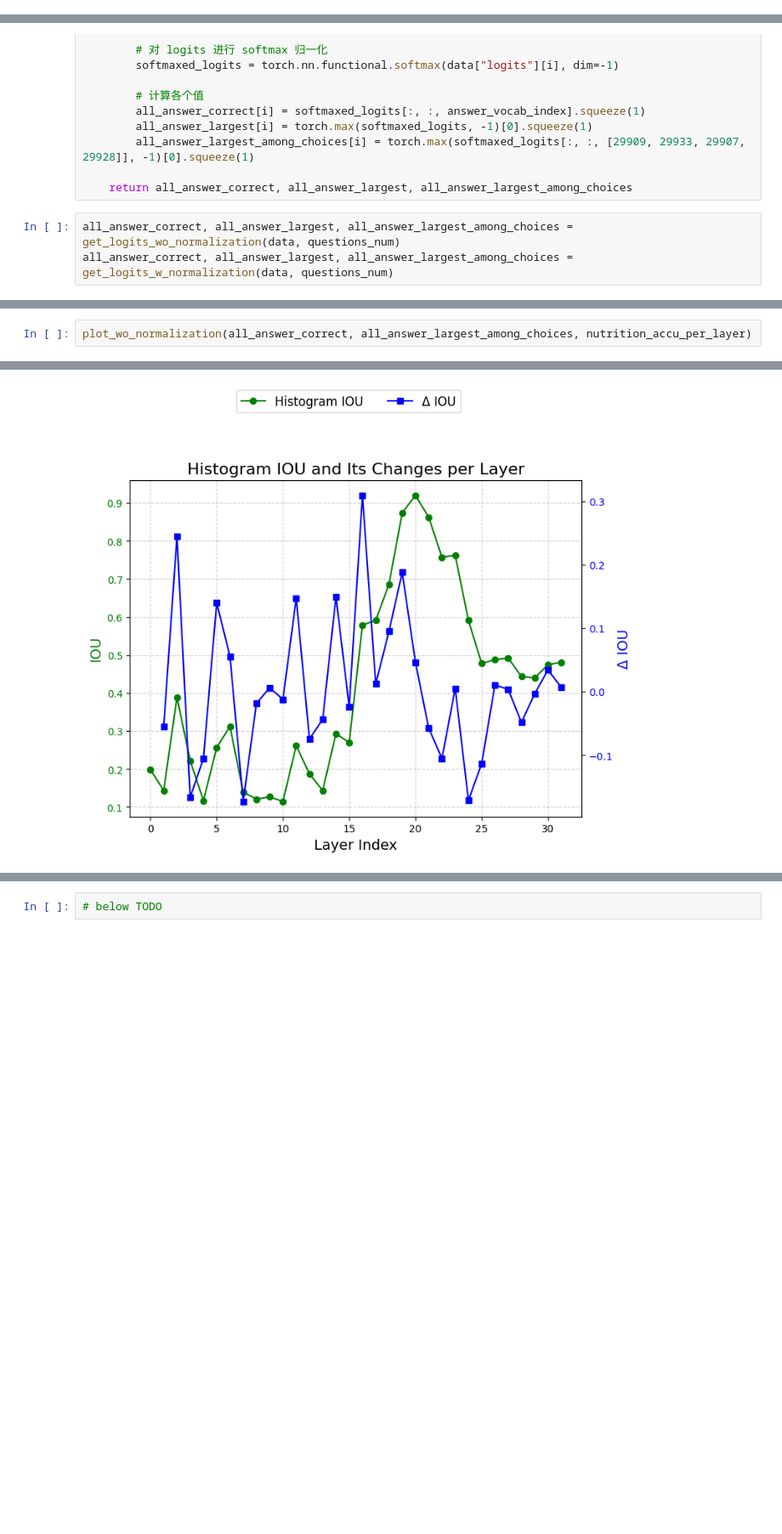
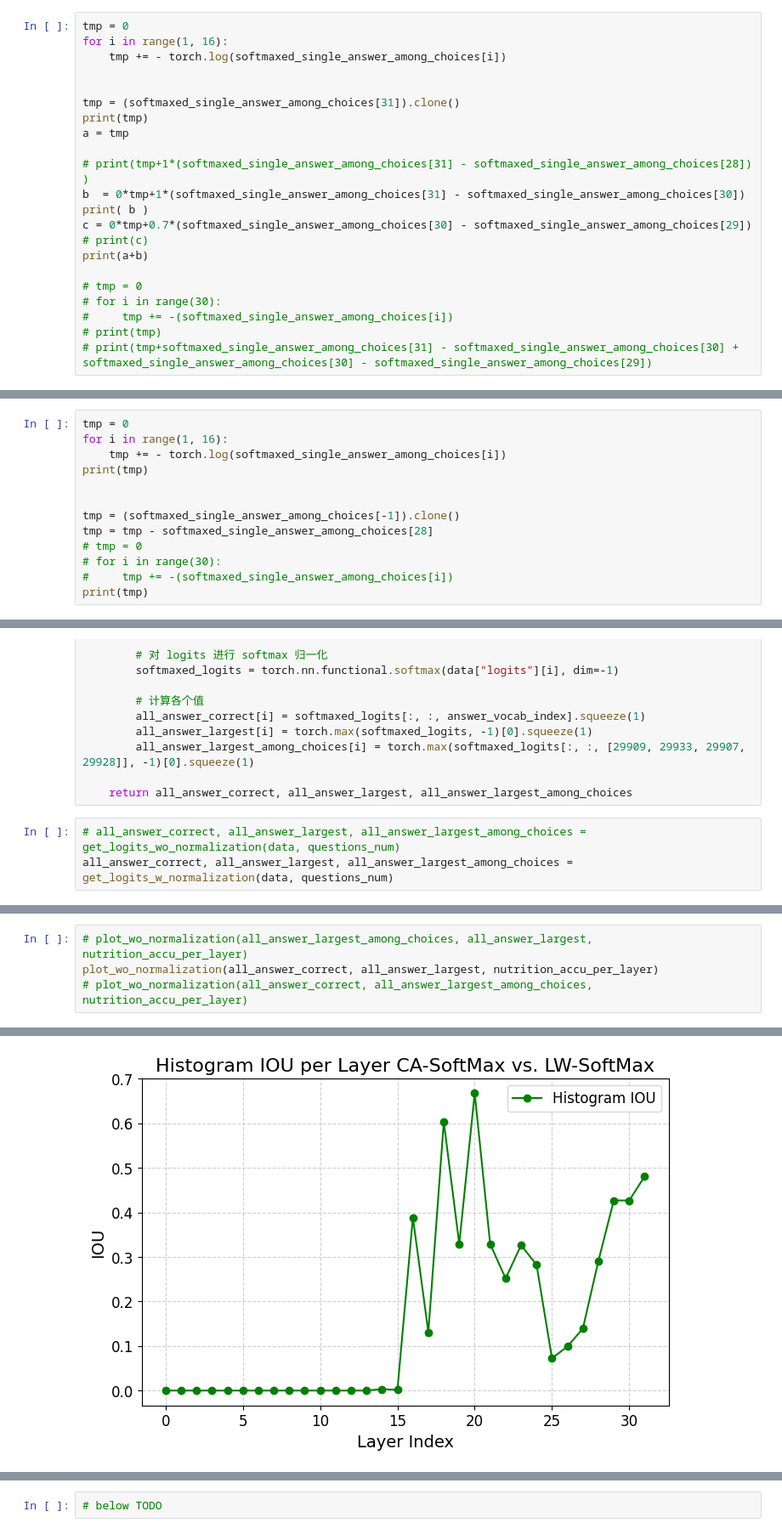
Before and after one commit to JoyHuYY1412/DoLa, a Jupyter notebook: visualization.ipynb, the cells around one changed output, grey strips where cells are left out. Shown at 85% size. Saved outputs shown, nothing was run; the diff lists cells and outputs as text; blank space fills up the shorter version.

Commit message:
samples visualization

```diff
--- a/visualization.ipynb
+++ b/visualization.ipynb
@@ -44,0 +107,22 @@ for i in range(questions_num):
+# %%
+tmp = 0
+for i in range(1, 16):
+    tmp += - torch.log(softmaxed_single_answer_among_choices[i])
+
+
+tmp = (softmaxed_single_answer_among_choices[31]).clone()
+print(tmp)
+a = tmp
+
+# print(tmp+1*(softmaxed_single_answer_among_choices[31] - softmaxed_single_answer_among_choices[28]) )
+b  = 0*tmp+1*(softmaxed_single_answer_among_choices[31] - softmaxed_single_answer_among_choices[30])
+print( b )
+c = 0*tmp+0.7*(softmaxed_single_answer_among_choices[30] - softmaxed_single_answer_among_choices[29])
+# print(c)
+print(a+b)
+
+# tmp = 0
+# for i in range(30):
+#     tmp += -(softmaxed_single_answer_among_choices[i])
+# print(tmp)
+# print(tmp+softmaxed_single_answer_among_choices[31] - softmaxed_single_answer_among_choices[30] + softmaxed_single_answer_among_choices[30] - softmaxed_single_answer_among_choices[29])
@@ -44,0 +506,13 @@ for i in range(questions_num):
+# %%
+tmp = 0
+for i in range(1, 16):
+    tmp += - torch.log(softmaxed_single_answer_among_choices[i])
+print(tmp)
+
+
+tmp = (softmaxed_single_answer_among_choices[-1]).clone()
+tmp = tmp - softmaxed_single_answer_among_choices[28]
+# tmp = 0
+# for i in range(30):
+#     tmp += -(softmaxed_single_answer_among_choices[i])
+print(tmp)
@@ -93,7 +574,7 @@ def get_logits_w_normalization(data, questions_num):
 
     return all_answer_correct, all_answer_largest, all_answer_largest_among_choices
 # %%
-all_answer_correct, all_answer_largest, all_answer_largest_among_choices = get_logits_wo_normalization(data, questions_num)
+# all_answer_correct, all_answer_largest, all_answer_largest_among_choices = get_logits_wo_normalization(data, questions_num)
 all_answer_correct, all_answer_largest, all_answer_largest_among_choices = get_logits_w_normalization(data, questions_num)
 # %%
 import numpy as np
@@ -299,5 +810,7 @@ def plot_wo_normalization(all_answer_correct, all_answer_largest_among_choices,
 
     plt.show()
 # %%
-plot_wo_normalization(all_answer_correct, all_answer_largest_among_choices, nutrition_accu_per_layer)
+# plot_wo_normalization(all_answer_largest_among_choices, all_answer_largest, nutrition_accu_per_layer)
+plot_wo_normalization(all_answer_correct, all_answer_largest, nutrition_accu_per_layer)
+# plot_wo_normalization(all_answer_correct, all_answer_largest_among_choices, nutrition_accu_per_layer)
 # %% [output]
@@ -308 +821 @@ plot_wo_normalization(all_answer_correct, all_answer_largest_among_choices, nutr
-[figure, old version]
+[figure, new version]
```
Also changed, not shown: parts of 20 cells of this notebook.
